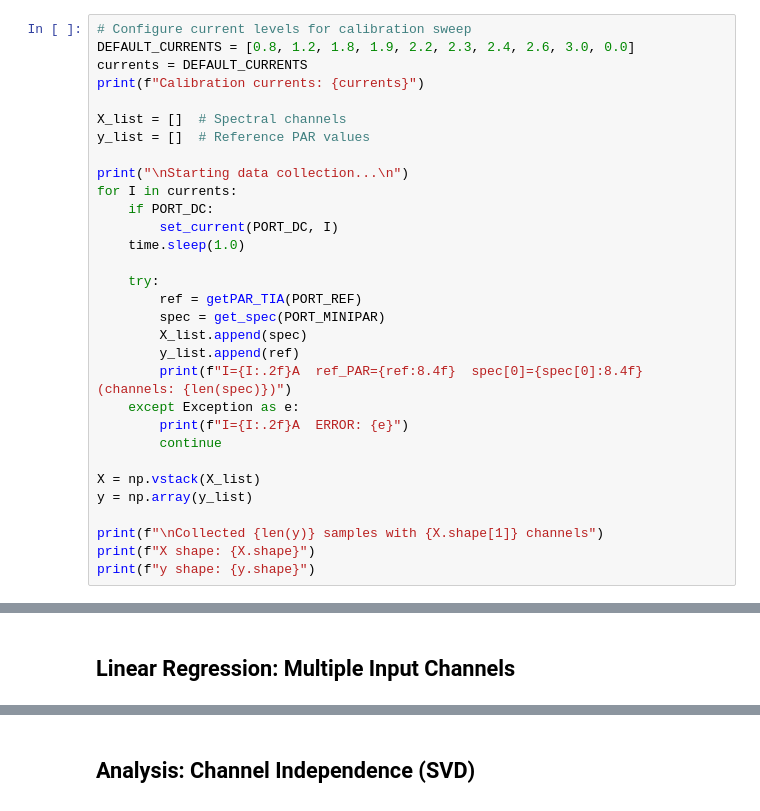
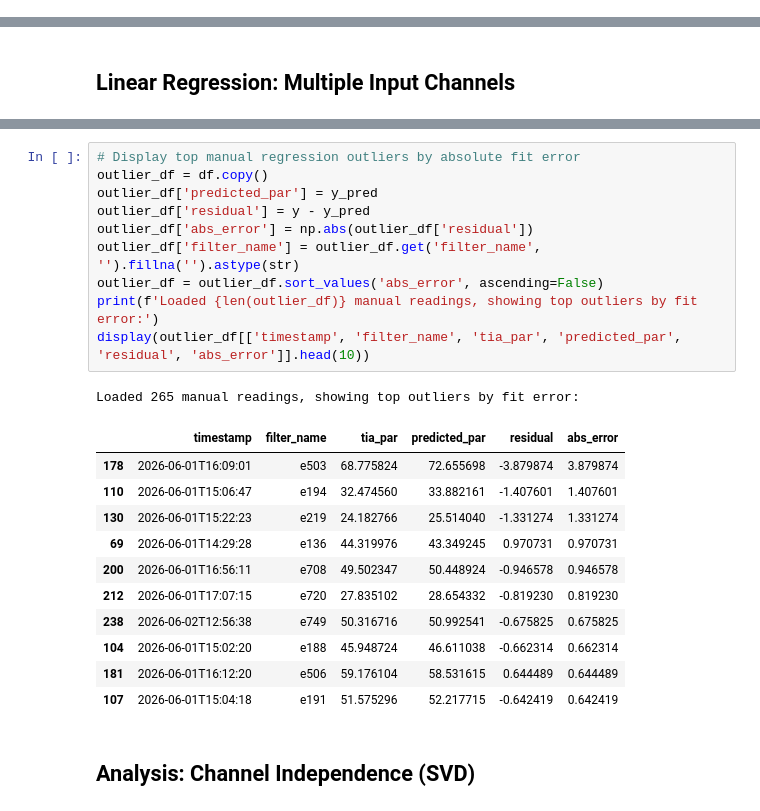
Before and after one commit to Jan-IngenHousz-Institute/miniPar, a Jupyter notebook: Scripts/calibrate_spec_notebook.ipynb, the cells around one changed output, grey strips where cells are left out. Drawn from its saved outputs; the diff is of its cells as text.

```diff
--- a/Scripts/calibrate_spec_notebook.ipynb
+++ b/Scripts/calibrate_spec_notebook.ipynb
@@ -354,34 +326,3 @@ Superimposed plot saved to spectral_changes_normalized.png
 # %% [markdown]
 ## Data Collection
 Collect spectral data and reference PAR values across multiple current levels.
-# %%
-# Configure current levels for calibration sweep
-DEFAULT_CURRENTS = [0.8, 1.2, 1.8, 1.9, 2.2, 2.3, 2.4, 2.6, 3.0, 0.0]
-currents = DEFAULT_CURRENTS
-print(f"Calibration currents: {currents}")
-
-X_list = []  # Spectral channels
-y_list = []  # Reference PAR values
-
-print("\nStarting data collection...\n")
-for I in currents:
-    if PORT_DC:
-        set_current(PORT_DC, I)
-    time.sleep(1.0)
-
-    try:
-        ref = getPAR_TIA(PORT_REF)
-        spec = get_spec(PORT_MINIPAR)
-        X_list.append(spec)
-        y_list.append(ref)
-        print(f"I={I:.2f}A  ref_PAR={ref:8.4f}  spec[0]={spec[0]:8.4f}  (channels: {len(spec)})")
-    except Exception as e:
-        print(f"I={I:.2f}A  ERROR: {e}")
-        continue
-
-X = np.vstack(X_list)
-y = np.array(y_list)
-
-print(f"\nCollected {len(y)} samples with {X.shape[1]} channels")
-print(f"X shape: {X.shape}")
-print(f"y shape: {y.shape}")
@@ -467,3 +424,26 @@ Coefficients:
+# %%
+# Display top manual regression outliers by absolute fit error
+outlier_df = df.copy()
+outlier_df['predicted_par'] = y_pred
+outlier_df['residual'] = y - y_pred
+outlier_df['abs_error'] = np.abs(outlier_df['residual'])
+outlier_df['filter_name'] = outlier_df.get('filter_name', '').fillna('').astype(str)
+outlier_df = outlier_df.sort_values('abs_error', ascending=False)
+print(f'Loaded {len(outlier_df)} manual readings, showing top outliers by fit error:')
+display(outlier_df[['timestamp', 'filter_name', 'tia_par', 'predicted_par', 'residual', 'abs_error']].head(10))
+# %% [output]
+Loaded 265 manual readings, showing top outliers by fit error:
+|  | timestamp | filter_name | tia_par | predicted_par | residual | abs_error |
+| 178 | 2026-06-01T16:09:01 | e503 | 68.775824 | 72.655698 | -3.879874 | 3.879874 |
+| 110 | 2026-06-01T15:06:47 | e194 | 32.474560 | 33.882161 | -1.407601 | 1.407601 |
+| 130 | 2026-06-01T15:22:23 | e219 | 24.182766 | 25.514040 | -1.331274 | 1.331274 |
+| 69 | 2026-06-01T14:29:28 | e136 | 44.319976 | 43.349245 | 0.970731 | 0.970731 |
+| 200 | 2026-06-01T16:56:11 | e708 | 49.502347 | 50.448924 | -0.946578 | 0.946578 |
+| 212 | 2026-06-01T17:07:15 | e720 | 27.835102 | 28.654332 | -0.819230 | 0.819230 |
+| 238 | 2026-06-02T12:56:38 | e749 | 50.316716 | 50.992541 | -0.675825 | 0.675825 |
+| 104 | 2026-06-01T15:02:20 | e188 | 45.948724 | 46.611038 | -0.662314 | 0.662314 |
+| 181 | 2026-06-01T16:12:20 | e506 | 59.176104 | 58.531615 | 0.644489 | 0.644489 |
+| 107 | 2026-06-01T15:04:18 | e191 | 51.575296 | 52.217715 | -0.642419 | 0.642419 |
 # %% [markdown]
 ## Analysis: Channel Independence (SVD)
 # %%
```
Also changed, not shown: parts of 11 cells of this notebook.
